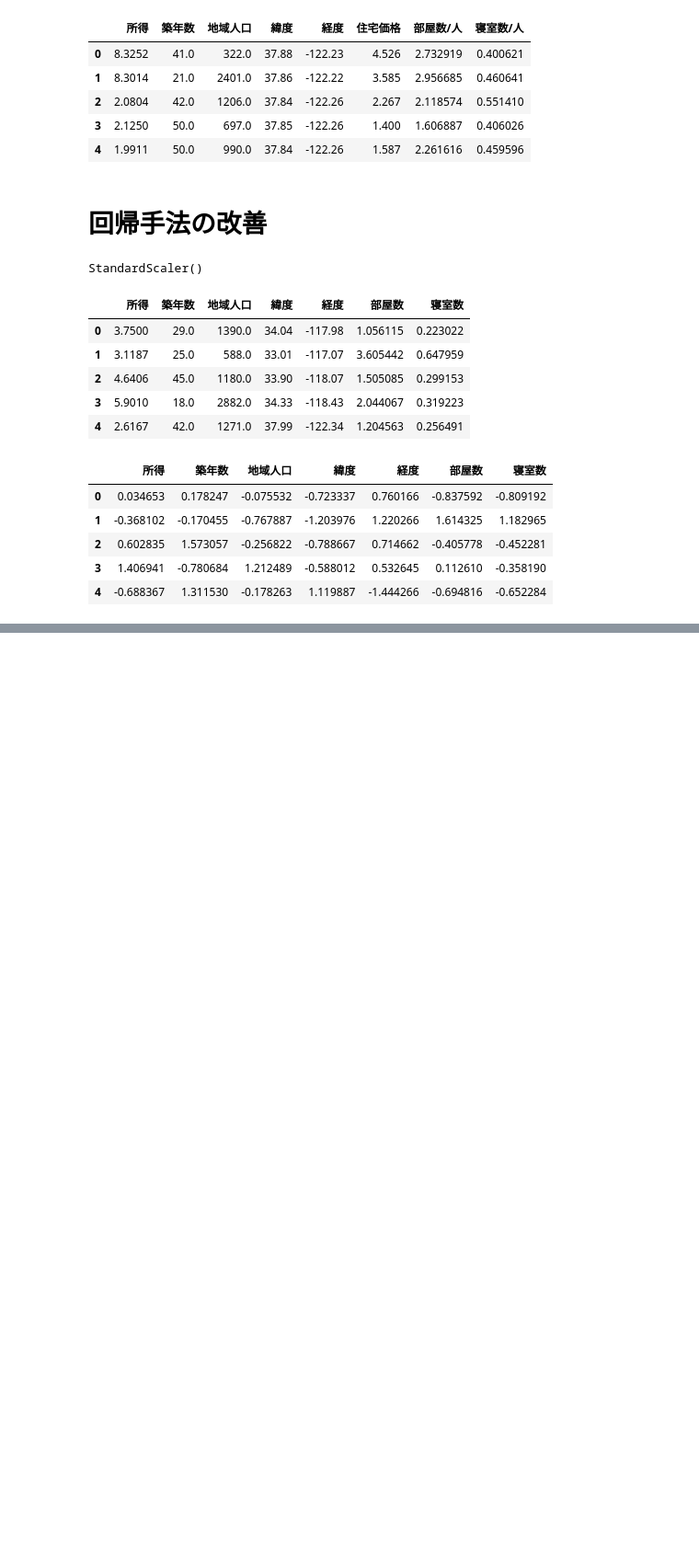
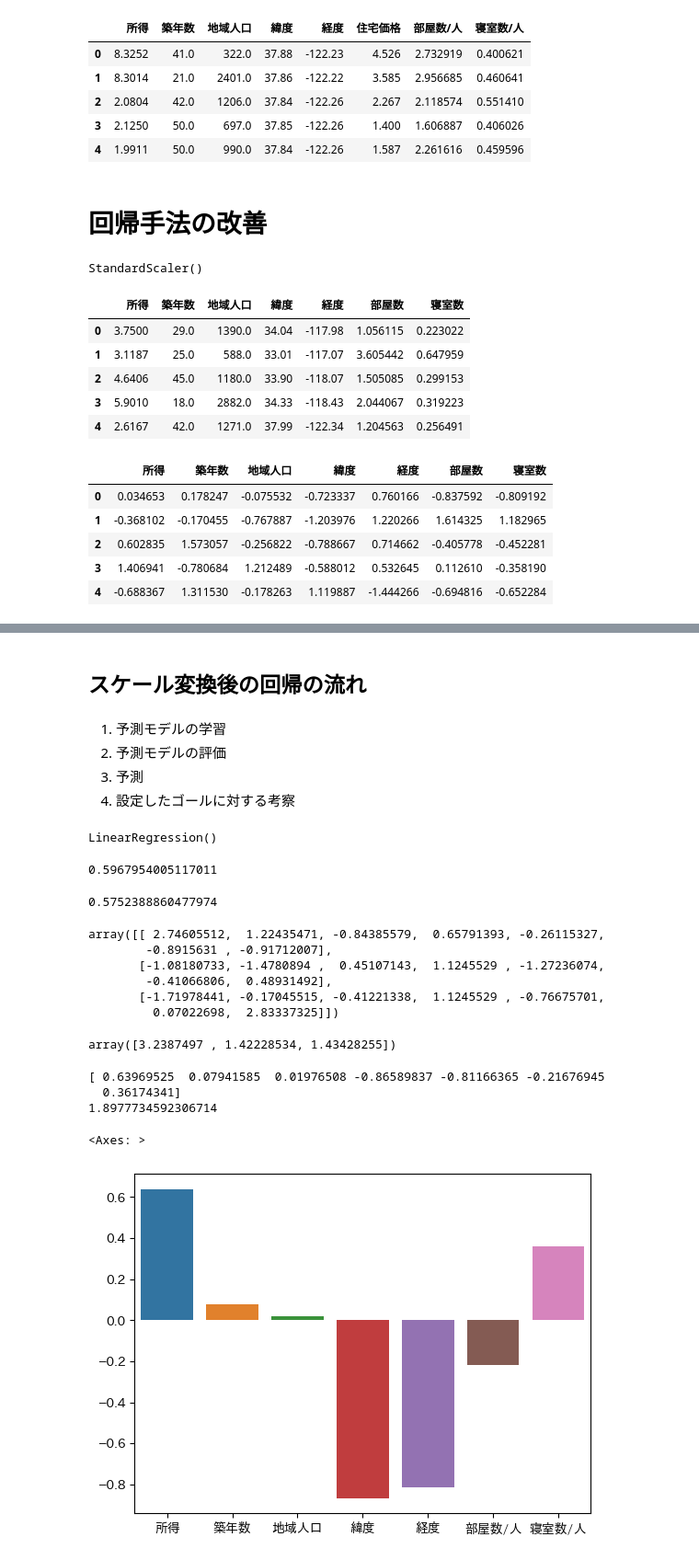
Before and after one commit to picalin/samurai_data_science, a Jupyter notebook: 11_regression2.ipynb, the cells around one changed output, grey strips where cells are left out. Shown: that part at 92% size. Saved outputs shown, nothing was run; the diff lists cells and outputs as text; code cells hidden in the pictures; blank space fills up the shorter version.

```diff
--- a/11_regression2.ipynb
+++ b/11_regression2.ipynb
@@ -80,0 +116,24 @@ X_test_scaled  = scaler.transform(X_test)
+# %% [markdown]
+## スケール変換後の回帰の流れ
+# %% [markdown]
+1. 予測モデルの学習
+1. 予測モデルの評価
+1. 予測
+1. 設定したゴールに対する考察
+# %%
+# 予測モデルの学習
+from sklearn.linear_model import LinearRegression
+model = LinearRegression()
+# %%
+model.fit(X_train_scaled, y_train)
+# %% [output]
+LinearRegression()
+# %%
+# 予測モデルの評価
+model.score(X_train_scaled, y_train)
+# %% [output]
+0.5967954005117011
+# %%
+model.score(X_test_scaled, y_test)
+# %% [output]
+0.5752388860477974
@@ -80,0 +145,30 @@ X_test_scaled  = scaler.transform(X_test)
+# %%
+#　スケール変換
+X_new_scaled = scaler.transform(X_new)
+X_new_scaled
+# %% [output]
+array([[ 2.74605512,  1.22435471, -0.84385579,  0.65791393, -0.26115327,
+        -0.8915631 , -0.91712007],
+       [-1.08180733, -1.4780894 ,  0.45107143,  1.1245529 , -1.27236074,
+        -0.41066806,  0.48931492],
+       [-1.71978441, -0.17045515, -0.41221338,  1.1245529 , -0.76675701,
+         0.07022698,  2.83337325]])
+# %%
+model.predict(X_new_scaled)
+# %% [output]
+array([3.2387497 , 1.42228534, 1.43428255])
+# %%
+#　設定したゴールに対する考察
+print(model.coef_)
+print(model.intercept_)
+# %% [output]
+[ 0.63969525  0.07941585  0.01976508 -0.86589837 -0.81166365 -0.21676945
+  0.36174341]
+1.8977734592306714
+# %%
+sns.barplot(x=['所得', '築年数', '地域人口', '緯度',
+               '経度', '部屋数/人', '寝室数/人'],
+               y=model.coef_)
+# %% [output]
+<Axes: >
+[figure, added]
```
Also changed, not shown: parts of 23 cells of this notebook.
